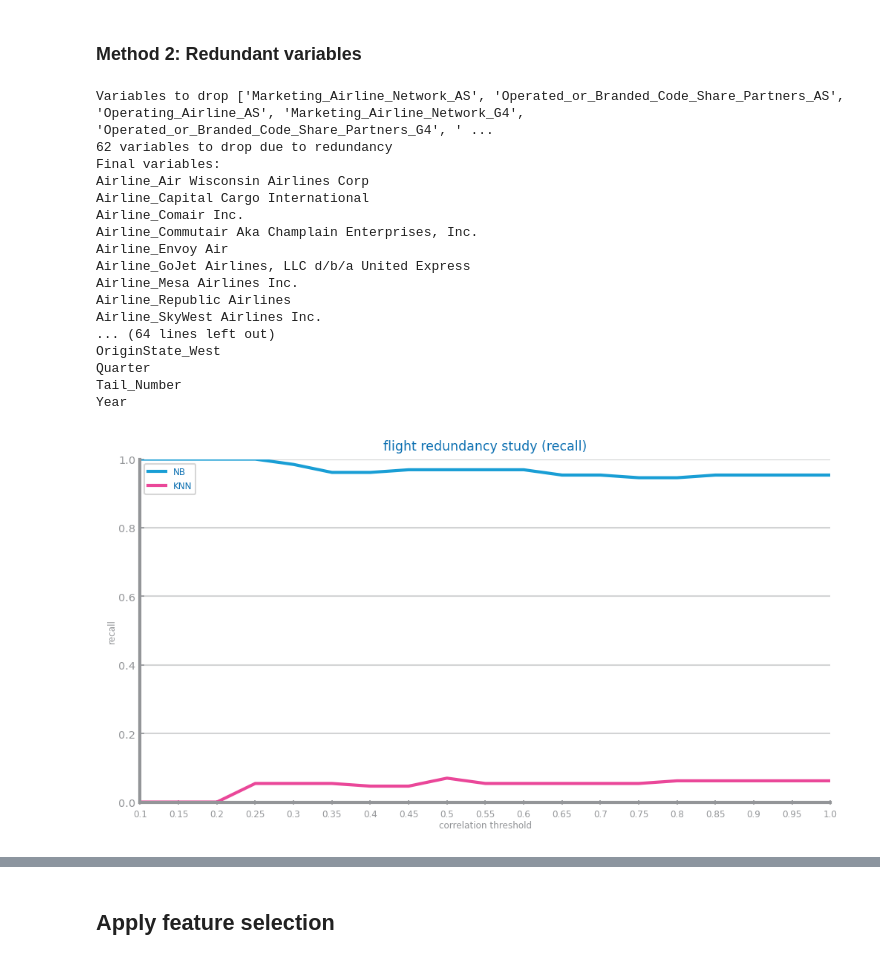
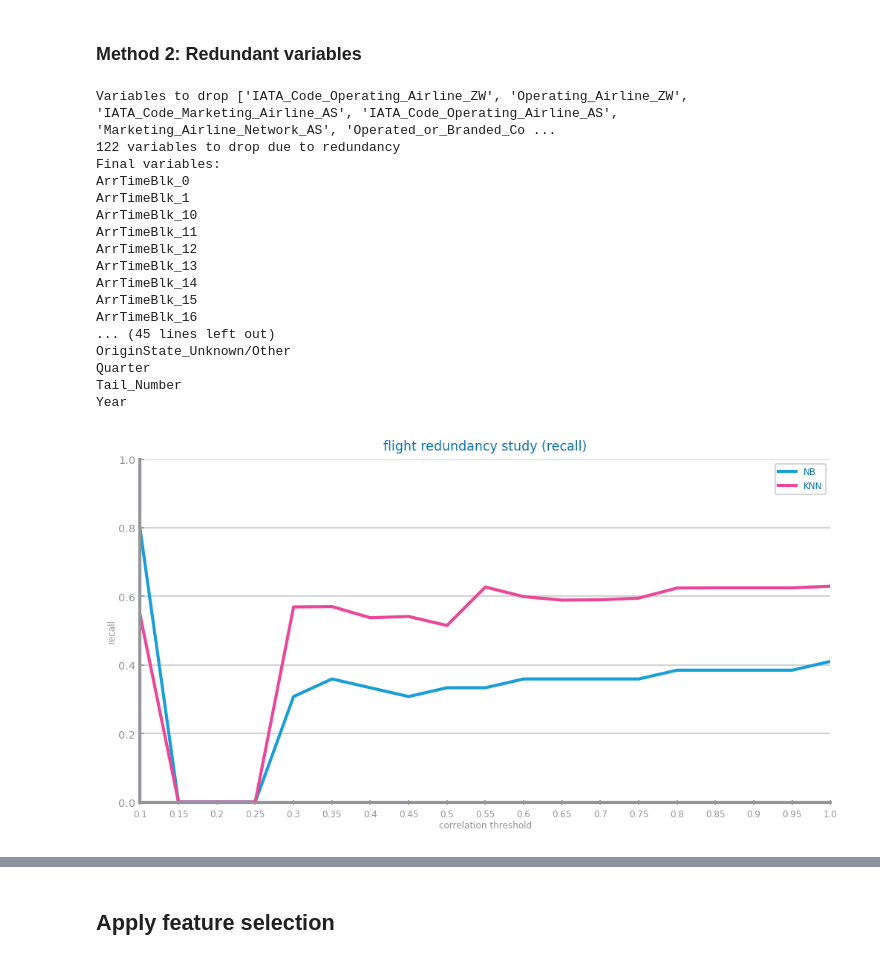
Before and after one commit to ch4uz/ds-project, a Jupyter notebook: classification/ds2_flight_cancellation/notebooks/ds2_lab3_preparation/ds2_lab3_feature_selection.ipynb, the cells around one changed output, grey strips where cells are left out. Cells and saved outputs as stored; diff of their text form; code cells hidden in the pictures.

```diff
--- a/classification/ds2_flight_cancellation/notebooks/ds2_lab3_preparation/ds2_lab3_feature_selection.ipynb
+++ b/classification/ds2_flight_cancellation/notebooks/ds2_lab3_preparation/ds2_lab3_feature_selection.ipynb
@@ -10,7 +10,7 @@ from dslabs_functions import HEIGHT, evaluate_approach, plot_multiline_chart
 # %%
 # Load data (already split into train/test)
-train_filename = "../../data/prepared/scaling/flight_train_scaling.csv"
-test_filename = "../../data/prepared/scaling/flight_test_scaling.csv"
+train_filename = "../../data/prepared/balancing/flight_train_bal.csv"
+test_filename = "../../data/prepared/balancing/flight_test_bal.csv"
 
 input_train_data: DataFrame = read_csv(train_filename, na_values="")
 input_test_data: DataFrame = read_csv(test_filename, na_values="")
@@ -33,7 +33,7 @@ test_data = input_test_data.drop(columns=["FlightDate"], errors="ignore")
 ### Method 1: Low variance variables
 # %%
 # Identify low-variance variables
-vars2drop: list[str] = select_low_variance_variables(train_data, 0.9, target=target)
+vars2drop: list[str] = select_low_variance_variables(train_data, 0.08, target=target)
 print("Variables to drop", vars2drop)
 
 print(len(vars2drop), "variables to drop due to low variance")
@@ -223,20 +315,20 @@ print("Final variables:")
 for var in final_vars:
     print(var)
 # %% [output]
-Variables to drop ['Marketing_Airline_Network_AS', 'Operated_or_Branded_Code_Share_Partners_AS', 'Operating_Airline_AS', 'Marketing_Airline_Network_G4', 'Operated_or_Branded_Code_Share_Partners_G4', ' ...
-62 variables to drop due to redundancy
+Variables to drop ['IATA_Code_Operating_Airline_ZW', 'Operating_Airline_ZW', 'IATA_Code_Marketing_Airline_AS', 'IATA_Code_Operating_Airline_AS', 'Marketing_Airline_Network_AS', 'Operated_or_Branded_Co ...
+122 variables to drop due to redundancy
 Final variables:
-Airline_Air Wisconsin Airlines Corp
-Airline_Capital Cargo International
-Airline_Comair Inc.
-Airline_Commutair Aka Champlain Enterprises, Inc.
-Airline_Envoy Air
-Airline_GoJet Airlines, LLC d/b/a United Express
-Airline_Mesa Airlines Inc.
-Airline_Republic Airlines
-Airline_SkyWest Airlines Inc.
-... (64 lines left out)
-OriginState_West
+ArrTimeBlk_0
+ArrTimeBlk_1
+ArrTimeBlk_10
+ArrTimeBlk_11
+ArrTimeBlk_12
+ArrTimeBlk_13
+ArrTimeBlk_14
+ArrTimeBlk_15
+ArrTimeBlk_16
+... (45 lines left out)
+OriginState_Unknown/Other
 Quarter
 Tail_Number
 Year
@@ -269,10 +361,15 @@ def study_redundancy_for_feature_selection_imported(
 
         train_copy: DataFrame = train.drop(vars2drop, axis=1, inplace=False)
         test_copy: DataFrame = test.drop(vars2drop, axis=1, inplace=False)
-        eval: dict | None = evaluate_approach_imported(train_copy, test_copy, target=target, metric=metric)
-        if eval is not None and metric in eval:
+
+        eval = evaluate_approach_imported(train_copy, test_copy, target=target, metric=metric)
+
+        if eval and metric in eval:
             results["NB"].append(eval[metric][0])
             results["KNN"].append(eval[metric][1])
+        else:
+            results["NB"].append(0.0)
+            results["KNN"].append(0.0)
 
     plot_multiline_chart(
         options,
@@ -286,16 +383,16 @@ def study_redundancy_for_feature_selection_imported(
 # %%
 # Threshold analysis
 figure(figsize=(2 * HEIGHT, HEIGHT))
 study_redundancy_for_feature_selection_imported(
     sampled_train_data,
     sampled_test_data,
     target=target,
     min_threshold=0.1,
     lag=0.05,
     metric=metric,
     file_tag=file_tag,
 )
-# savefig(f"images/{file_tag}_fs_redundancy_{metric}_study.png")
+savefig(f"../../charts/lab3_preparation/feature_selection/redundancy_updated.png")
 show()
 # %% [output]
-[figure, old version]
+[figure, new version]
```
Also changed, not shown: parts of 9 cells of this notebook.
